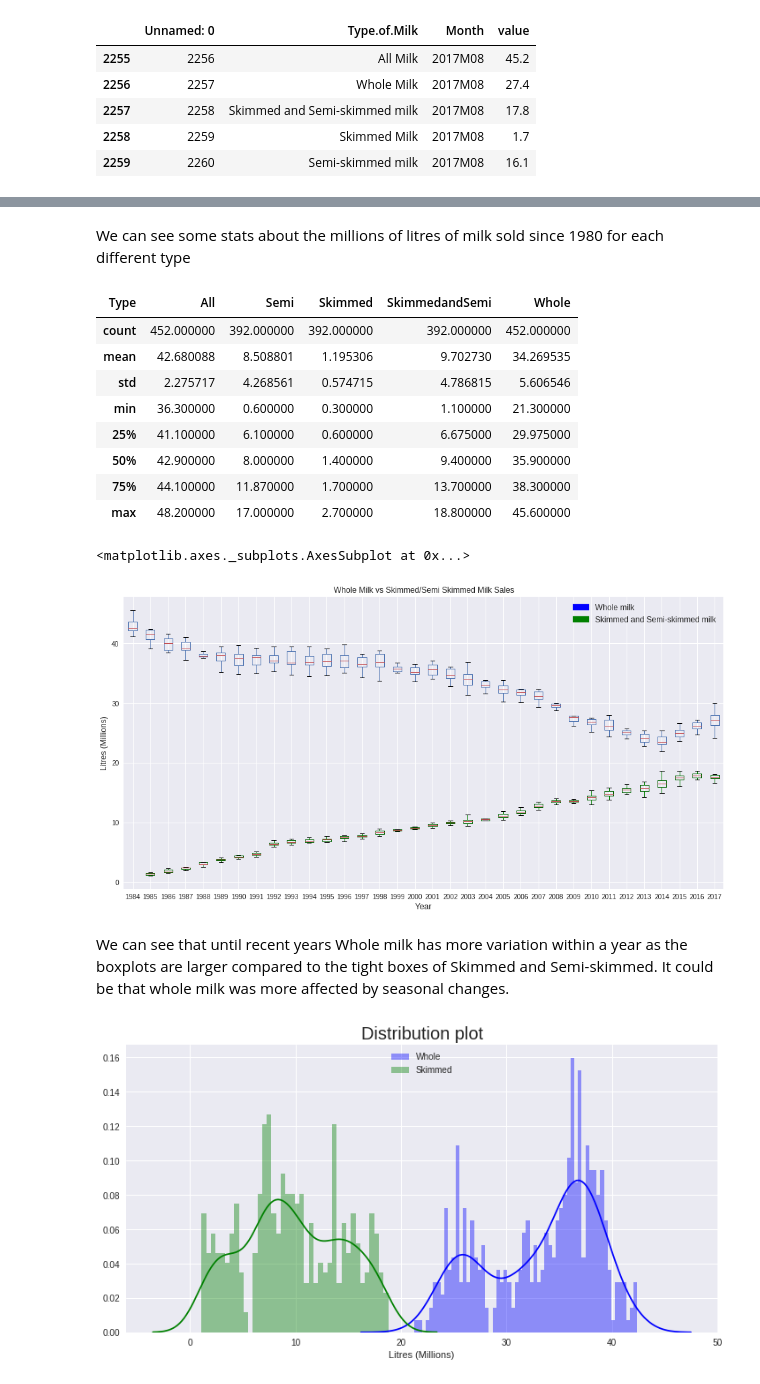
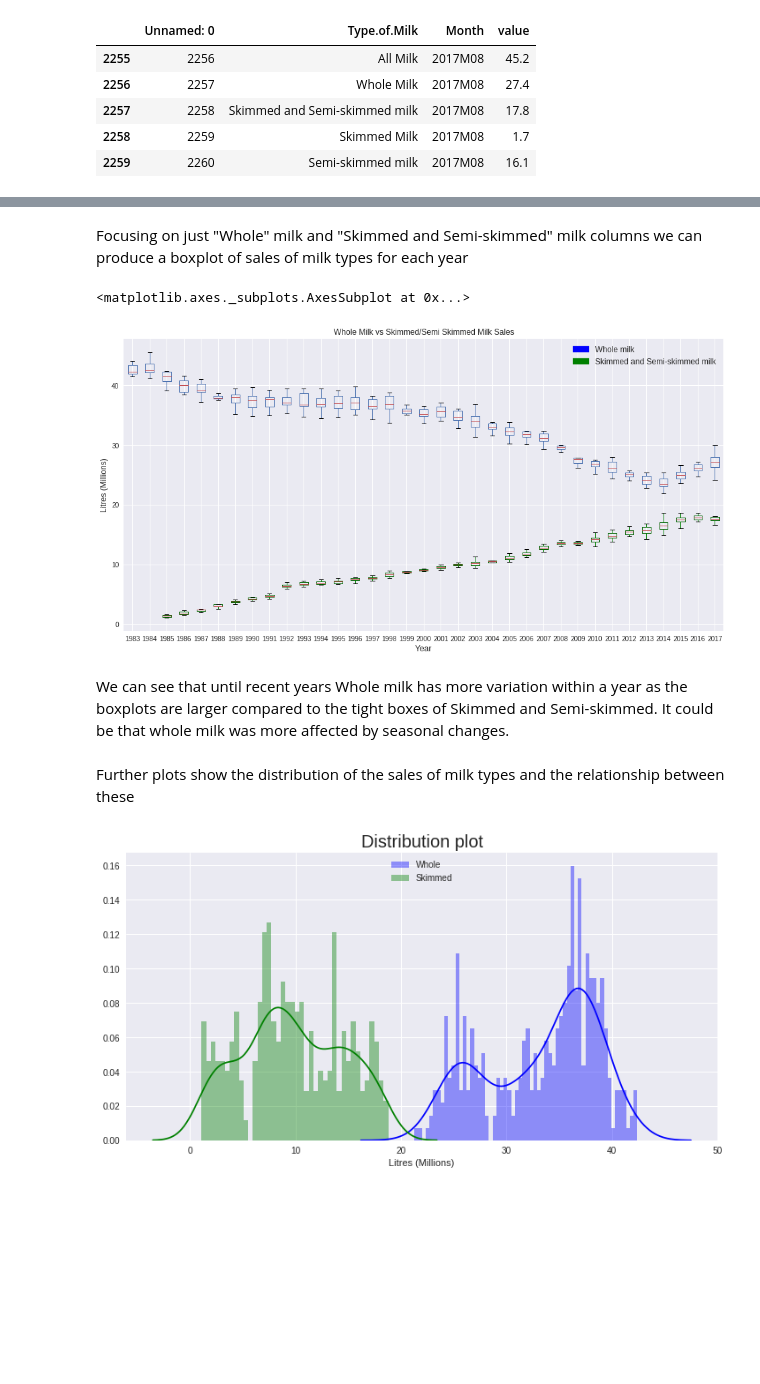
Before and after one commit to Ddscully/Irish-Milk-Sales, a Jupyter notebook: Milk_Sales.ipynb, the cells around one changed output, grey strips where cells are left out. Cells and saved outputs as stored; diff of their text form; code cells hidden in the pictures; blank space fills up the shorter version.

```diff
--- a/Milk_Sales.ipynb
+++ b/Milk_Sales.ipynb
@@ -39,5 +49,4 @@ dfmilk['Date']  = dfmilk['Date'].str.replace('M','')
 # %%
-# Change column to date data type
 dfmilk['Date'] = pd.to_datetime(dfmilk['Date'], format='%Y%m')
-# Set date column as the data frame index
+dfmilk.Date = dfmilk.Date + pd.offsets.MonthEnd(0)
 dfmilk.index = dfmilk.Date
@@ -79,17 +108,3 @@ The "Skimmed and Semi-skimmed milk" column is null before 1992 but we can popula
 # %%
 # Update SkimmedandSemi column where it is null
 milkpvt.loc[milkpvt['SkimmedandSemi'].isnull(), 'SkimmedandSemi'] = milkpvt['Skimmed'] + milkpvt['Semi']
-# %% [markdown]
-We can see some stats about the millions of litres of milk sold since 1980 for each different type
-# %%
-milkpvt.describe()
-# %% [output]
-| Type | All | Semi | Skimmed | SkimmedandSemi | Whole |
-| count | 452.000000 | 392.000000 | 392.000000 | 392.000000 | 452.000000 |
-| mean | 42.680088 | 8.508801 | 1.195306 | 9.702730 | 34.269535 |
-| std | 2.275717 | 4.268561 | 0.574715 | 4.786815 | 5.606546 |
-| min | 36.300000 | 0.600000 | 0.300000 | 1.100000 | 21.300000 |
-| 25% | 41.100000 | 6.100000 | 0.600000 | 6.675000 | 29.975000 |
-| 50% | 42.900000 | 8.000000 | 1.400000 | 9.400000 | 35.900000 |
-| 75% | 44.100000 | 11.870000 | 1.700000 | 13.700000 | 38.300000 |
-| max | 48.200000 | 17.000000 | 2.700000 | 18.800000 | 45.600000 |
@@ -101,23 +111,29 @@ del milkpvt['Skimmed']
+# %% [markdown]
+Focusing on just "Whole" milk and "Skimmed and Semi-skimmed" milk columns we can produce a boxplot of sales of milk types for each year
 # %%
-fig, ax = plt.subplots(figsize=(16,8))
+fig,ax = plt.subplots(figsize=(16,8))
 
+#Set up title, label and legend
 ax.set_title('Whole Milk vs Skimmed/Semi Skimmed Milk Sales')
 ax.set_xlabel('Year', fontsize='large'), ax.set_ylabel('Litres (Millions)', fontsize='large')
 blue_patch = mpatches.Patch(color='blue', label='Whole milk')
 green_patch = mpatches.Patch(color='green', label='Skimmed and Semi-skimmed milk')
 plt.legend(handles=[blue_patch,green_patch],  fontsize='large')
 
-#Plot only values after 84 to save plot space
-milkpvt84 = milkpvt['1984':]
+#Plot only values after 83 to reduce plot size
+milkpvt = milkpvt['1983':]
 
-milkpvt84.set_index([milkpvt84.index,milkpvt84.index.year]).Whole.unstack().plot.box(ax = ax)
+#Plot boxplots of Whole and Skimmed an Semi-skimmed columns for each year
+milkpvt.set_index([milkpvt.index,milkpvt.index.year]).Whole.unstack().plot.box(ax = ax)
 greencolor = dict(boxes='DarkGreen',whiskers='Green')
-milkpvt84.set_index([milkpvt84.index,milkpvt84.index.year]).SkimmedandSemi.unstack().plot.box(ax = ax, color=greencolor)
+milkpvt.set_index([milkpvt.index,milkpvt.index.year]).SkimmedandSemi.unstack().plot.box(ax = ax, color=greencolor)
 # %% [output]
 <matplotlib.axes._subplots.AxesSubplot at 0x...>
-[figure, old version]
+[figure, new version]
 # %% [markdown]
 We can see that until recent years Whole milk has more variation within a year as the boxplots are larger compared to the tight boxes of Skimmed and Semi-skimmed. It could be that whole milk was more affected by seasonal changes.
+# %% [markdown]
+Further plots show the distribution of the sales of milk types and the relationship between these
 # %%
 sns.set(rc={"figure.figsize": (12, 6)})
 sns.distplot(milkpvt['1985':].Whole,bins=60,color='blue', label='Whole');
```
Also changed, not shown: parts of 48 cells of this notebook.
